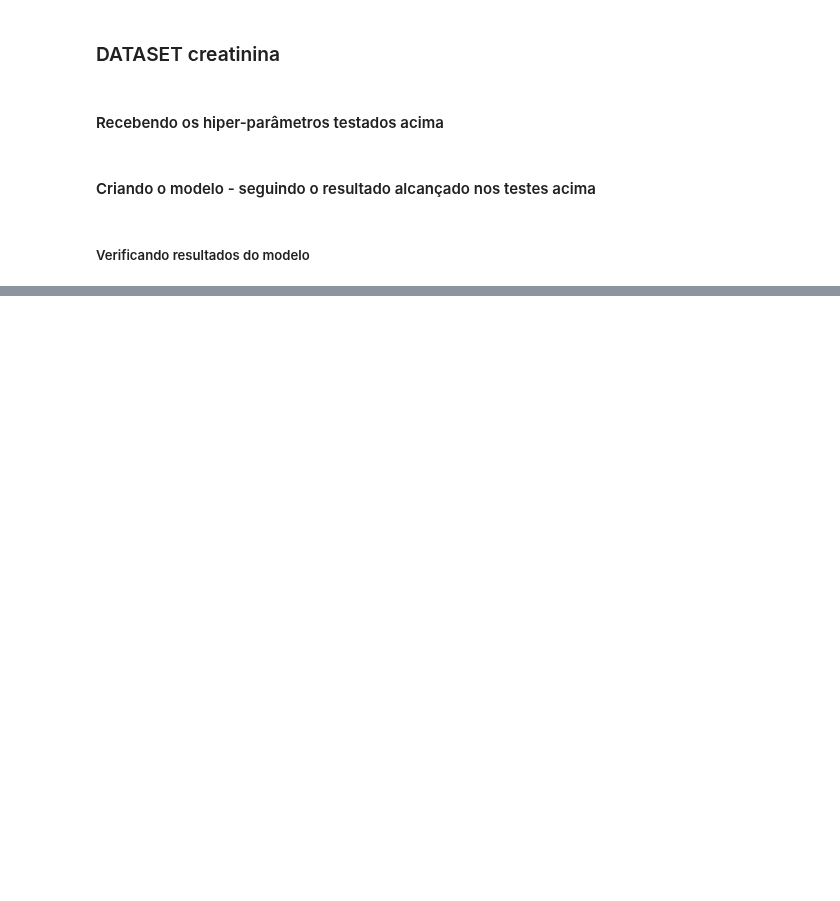
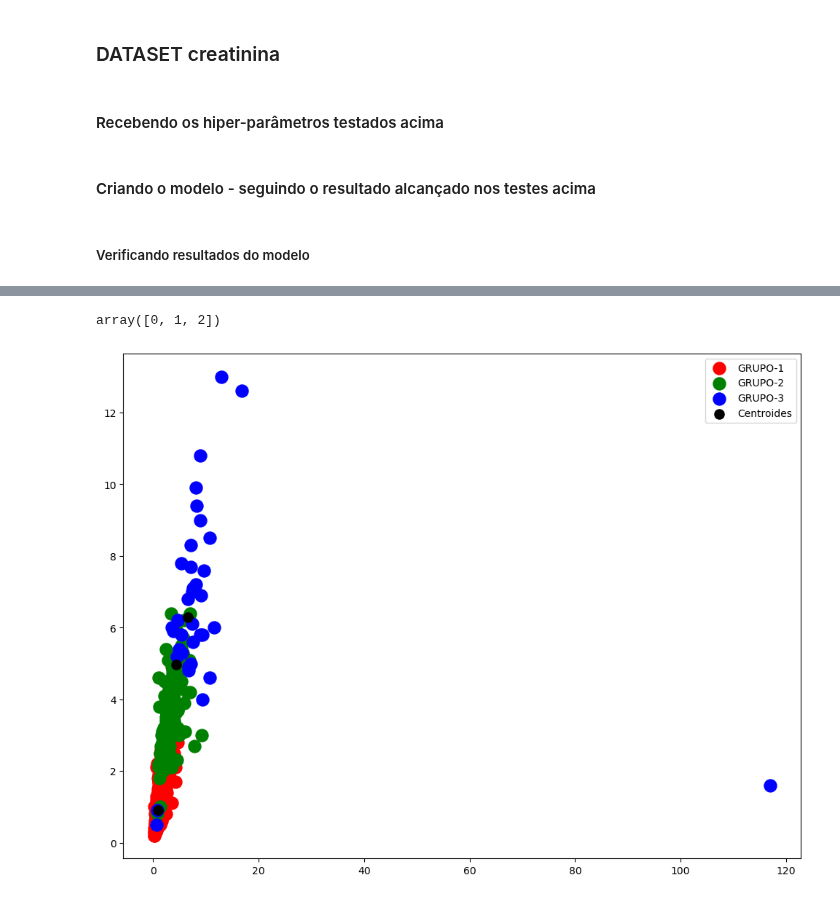
Before and after one commit to igorssant/TCC-Comparacao-de-Modelos-de-ML-nao-Supervisionados, a Jupyter notebook: src/meanshift.ipynb, the cells around one changed output, grey strips where cells are left out. Cells and saved outputs as stored; diff of their text form; code cells hidden in the pictures; blank space fills up the shorter version.

```diff
--- a/src/meanshift.ipynb
+++ b/src/meanshift.ipynb
@@ -494,0 +518,19 @@ if len(np.unique(meanshift_creatinina.getLabels())) > 1:
+# %%
+np.unique(meanshift_creatinina.getLabels())
+# %% [output]
+array([0, 1, 2])
+# %%
+plt.figure(figsize = (12, 9))
+
+### OS PONTOS GERAIS
+plt.scatter(X_test[y_creatinina == 0, 0], X_test[y_creatinina == 0, 1], s = 150, c = "red", label = "GRUPO-1")
+plt.scatter(X_test[y_creatinina == 1, 0], X_test[y_creatinina == 1, 1], s = 150, c = "green", label = "GRUPO-2")
+plt.scatter(X_test[y_creatinina == 2, 0], X_test[y_creatinina == 2, 1], s = 150, c = "blue", label = "GRUPO-3")
+
+### OS CENTROIDES
+plt.scatter(meanshift_creatinina.getCentroides()[:, 0], meanshift_creatinina.getCentroides()[:, 1], s = 90, c = "black", label = "Centroides")
+
+plt.legend()
+plt.show()
+# %% [output]
+[figure, added]
```
Also changed, not shown: parts of 5 cells of this notebook, 1 other file.
